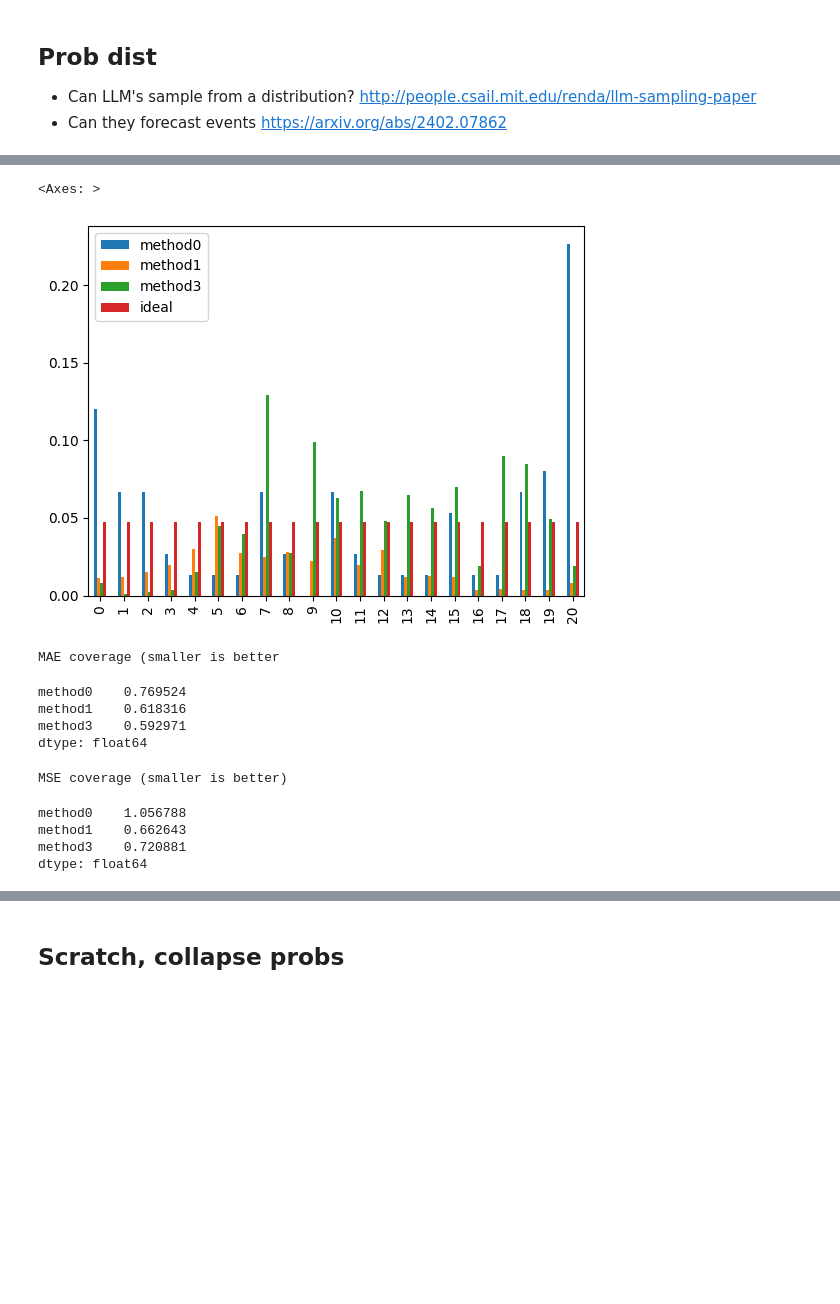
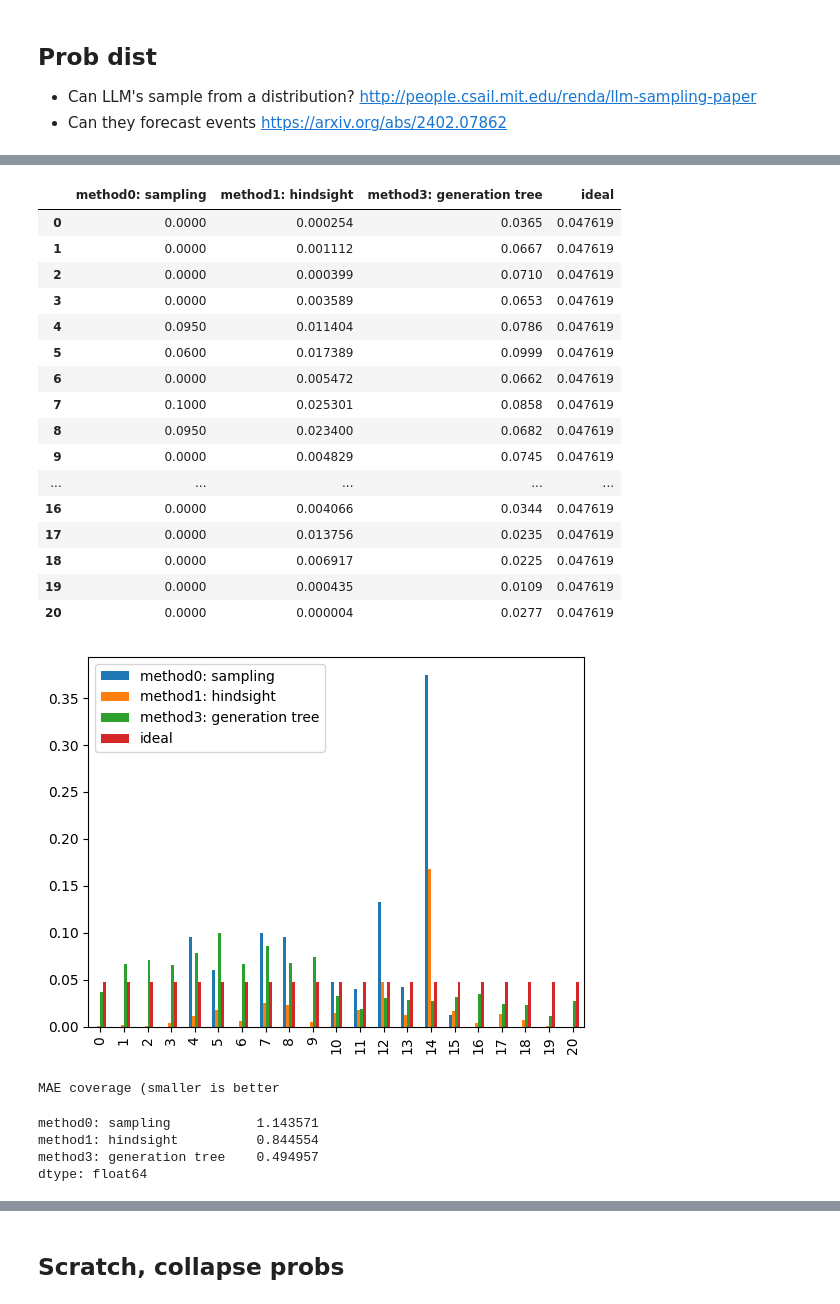
Before and after one commit to wassname/prob_jsonformer, a Jupyter notebook: prob_dist.ipynb, the cells around one changed output, grey strips where cells are left out. Drawn from its saved outputs; the diff is of its cells as text; code cells hidden in the pictures; blank space fills up the shorter version.

Commit message:
prob dist

```diff
--- a/prob_dist.ipynb
+++ b/prob_dist.ipynb
@@ -5,10 +5,16 @@
 # %%
 from transformers import AutoModelForCausalLM, AutoTokenizer
 import torch
+
 from prob_jsonformer import Jsonformer
 
 print("Loading model and tokenizer...")
 model_name = "databricks/dolly-v2-3b"
+model_name = "NousResearch/Meta-Llama-3-8B-Instruct".lower()
+# model_name = "failspy/Llama-3-8B-Instruct-abliterated"
+# model_name = "cognitivecomputations/Llama-3-8B-Instruct-abliterated-v2"
+# model_name = "nvidia/Llama3-ChatQA-1.5-8B" # 4b
+# model_name = "CohereForAI/c4ai-command-r-v01-4bit" # 35b/4 = 8.75b
 model = AutoModelForCausalLM.from_pretrained(
     model_name,
     use_cache=True,
@@ -36,12 +44,14 @@ import pandas as pd
 # %%
-def method0(choices):
+def method0(choices, n=400):
     """
     just generate many times
     """
 
-    toks = tokenizer.encode(prompt, return_tensors="pt").to("cuda:0")
+    toks = tokenizer.encode(prompt, return_tensors="pt").to(model.device)
     data = []
-    for _ in range(100):
+    i = 0
+    while i<n*10 and len(data) < n:
+        i += 1
         o = model.generate(
             toks,
             do_sample=True,
@@ -51,9 +61,9 @@ def method0(choices):
         )
         o = tokenizer.decode(o[0, -2:], skip_special_tokens=True)
         try:
-            o = int(o)
+            o = int(float(o))
         except ValueError:
-            print(f"Failed to convert to float `{o}")
+            print(f"failed `float({o})`")
             continue
         if str(o) in choices:
             data.append(o)
@@ -65,7 +75,6 @@ def method0(choices):
     df.index = df.index.astype(int)
     df = df.sort_index()
     return df
-    # return torch.tensor(data)
 
 def method1(choices):
     """
@@ -76,7 +85,7 @@ def method1(choices):
     data = {}
     for choice in choices:
         n_option_tokens = tokenizer.encode(f'"{choice}', add_special_tokens=False, return_tensors="pt").shape[1]
-        toks = tokenizer.encode(prompt + f"{choice}", return_tensors="pt").to("cuda:0")
+        toks = tokenizer.encode(prompt + f"{choice}", return_tensors="pt").to(model.device)
         option_tokens = toks[0, -n_option_tokens:]
         o = model.forward(
             toks,
@@ -126,4 +135,4 @@ choices = [str(i) for i in range(21)]
 
 ideal_dist = pd.Series({str(i): 1/21 for i in range(21)})
 ideal_dist.index = ideal_dist.index.astype(int)
-ideal_dist
+# ideal_dist
@@ -241,0 +139,5 @@ Wall time: 48.5 ms
+# %%
+t0 = pd.Timestamp.now()
+r0 = method0(choices, n=400)
+t0 = pd.Timestamp.now() - t0
+r0
@@ -242,11 +164,30 @@ Wall time: 48.5 ms
 # %%
 df = pd.concat([r0, r1, r3, ideal_dist], axis=1)
-df.columns = ['method0', 'method1', 'method3', 'ideal']
+df.columns = ['method0: sampling', 'method1: hindsight', 'method3: generation tree', 'ideal']
+
+
 df = df.sort_index().fillna(0)
 df.plot.bar()
+df
 # %% [output]
-<Axes: >
+|  | method0: sampling | method1: hindsight | method3: generation tree | ideal |
+| 0 | 0.0000 | 0.000254 | 0.0365 | 0.047619 |
+| 1 | 0.0000 | 0.001112 | 0.0667 | 0.047619 |
+| 2 | 0.0000 | 0.000399 | 0.0710 | 0.047619 |
+| 3 | 0.0000 | 0.003589 | 0.0653 | 0.047619 |
+| 4 | 0.0950 | 0.011404 | 0.0786 | 0.047619 |
+| 5 | 0.0600 | 0.017389 | 0.0999 | 0.047619 |
+| 6 | 0.0000 | 0.005472 | 0.0662 | 0.047619 |
+| 7 | 0.1000 | 0.025301 | 0.0858 | 0.047619 |
+| 8 | 0.0950 | 0.023400 | 0.0682 | 0.047619 |
+| 9 | 0.0000 | 0.004829 | 0.0745 | 0.047619 |
+| ... | ... | ... | ... | ... |
+| 16 | 0.0000 | 0.004066 | 0.0344 | 0.047619 |
+| 17 | 0.0000 | 0.013756 | 0.0235 | 0.047619 |
+| 18 | 0.0000 | 0.006917 | 0.0225 | 0.047619 |
+| 19 | 0.0000 | 0.000435 | 0.0109 | 0.047619 |
+| 20 | 0.0000 | 0.000004 | 0.0277 | 0.047619 |
-[figure, old version]
+[figure, new version]
 # %%
 df_score = df / df['ideal'].values[:, None] - 1
 ratios = df_score.iloc[:21, :3]
@@ -254,16 +195,7 @@ print('MAE coverage (smaller is better')
 ratios.abs().mean()
 # %% [output]
 MAE coverage (smaller is better
-method0    0.769524
-method1    0.618316
-method3    0.592971
+method0: sampling           1.143571
+method1: hindsight          0.844554
+method3: generation tree    0.494957
 dtype: float64
-# %%
-print('MSE coverage (smaller is better)')
-ratios.pow(2).mean().pow(0.5)
-# %% [output]
-MSE coverage (smaller is better)
-method0    1.056788
-method1    0.662643
-method3    0.720881
-dtype: float64
```
Also changed, not shown: parts of 10 cells of this notebook, 3 other files.
